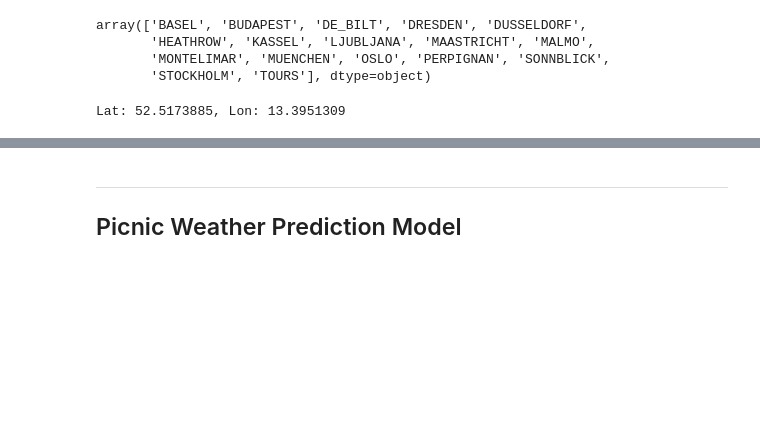
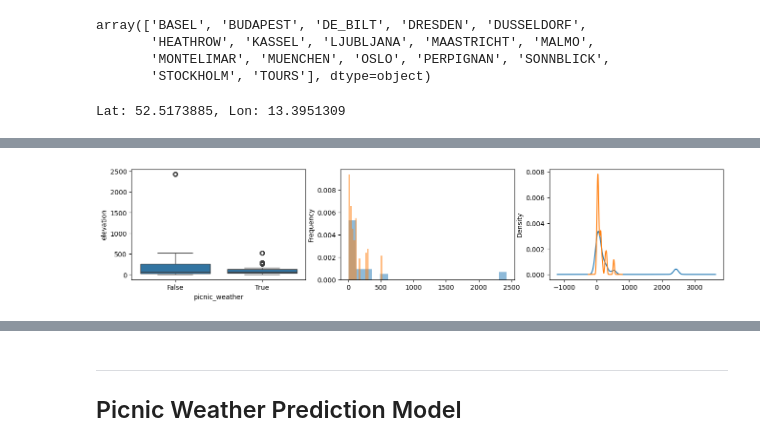
Before and after one commit to Spaeth-26/portfolio, a Jupyter notebook: notebooks/01_exploration_Weather_picnic.ipynb, the cells around one changed output, grey strips where cells are left out. Cells and saved outputs as stored; diff of their text form; code cells hidden in the pictures; blank space fills up the shorter version.

```diff
--- a/notebooks/01_exploration_Weather_picnic.ipynb
+++ b/notebooks/01_exploration_Weather_picnic.ipynb
@@ -470,0 +544,5 @@ weather_FS.head(3)
+# %%
+# Füge Elevation zu weather_FS hinzu
+weather_FS['elevation'] = weather_FS['city'].map(city_elevations)
+
+weather_FS.head(3)
@@ -470,0 +561,26 @@ weather_FS.head(3)
+# %%
+# Funktion zum Plotten der nach der Zielvariable gruppierten Verteilungen für numerischen Features
+def numplots(col, data=weather_FS, key='picnic_weather', save_plot=False):
+    '''Plot a boxplot, histogram and kernel density estimation (kde) plot, grouped by 'key'
+    ARGS
+        col: Column to plot
+        data: DataFrame (default: eda)
+        key: Column to group by (default: 'IsBadBuy')
+        save_plot: default: False. If True save plot as png, filename = f"numplot_{col}.png"
+    RETURN: None
+    '''
+    fig, ax = plt.subplots(ncols=3, figsize=(16,3))
+    sns.boxplot(data=data, y=col, x=key, ax=ax[0])
+    data.groupby(key)[col].plot(kind='hist', bins=20, ax=ax[1], alpha=0.5, density=True) # Der Parameter density=True ist v.a. bei unausgeglichenen Zielvariablen nützlich
+    data.groupby(key)[col].plot(kind='kde', ax=ax[2])
+
+    if save_plot:
+        fig.savefig(f"numplot_{col}.png")
+# %%
+# numplots('precipitation')
+# numplots('temp_mean')
+# numplots('temp_max')
+# numplots('lon')
+numplots('elevation')
+# %% [output]
+[figure, added]
```
Also changed, not shown: parts of 37 cells of this notebook, 2 other files.
